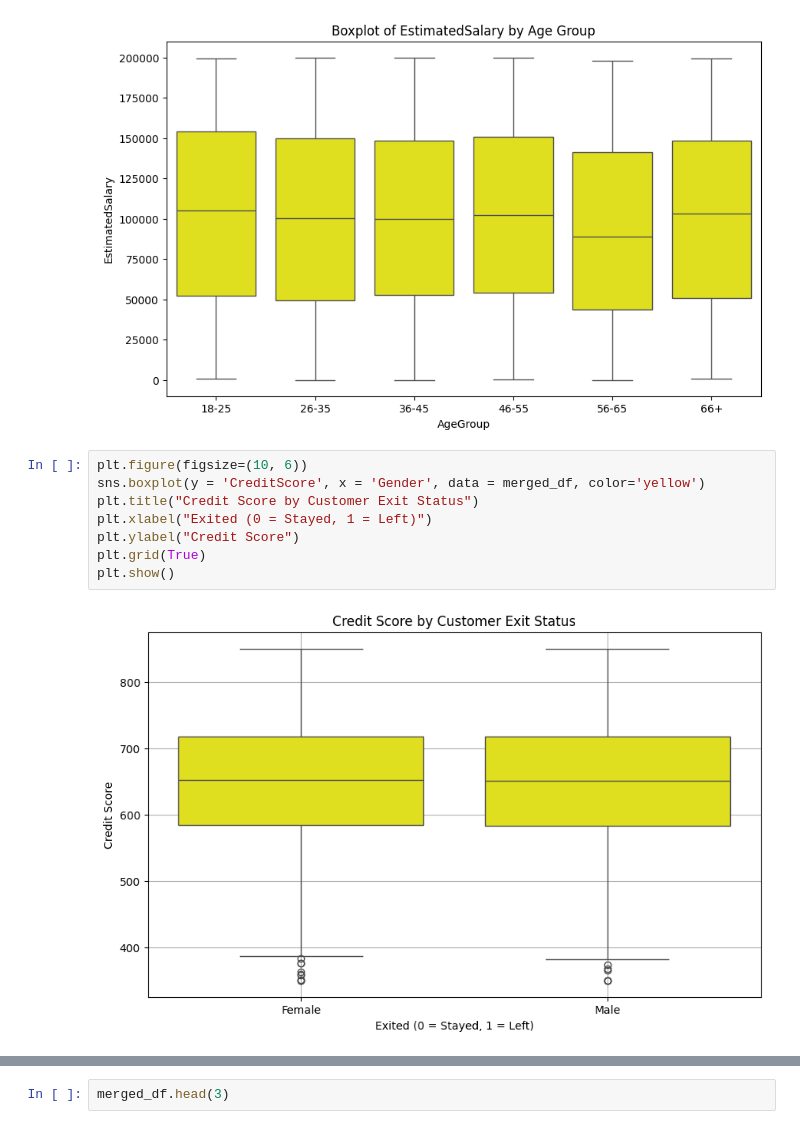
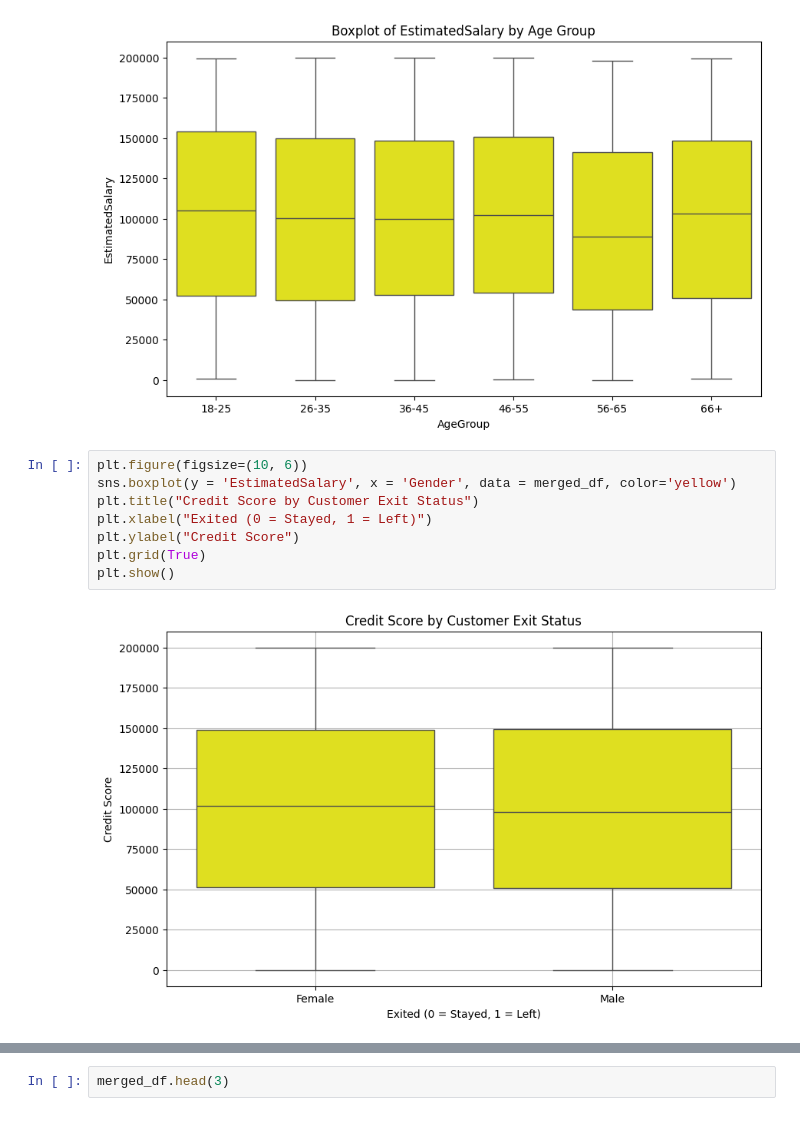
Before and after one commit to b3rian/Data_Science, a Jupyter notebook: Bank customer analysis.ipynb, the cells around one changed output, grey strips where cells are left out. Drawn from its saved outputs; the diff is of its cells as text.

```diff
--- a/Bank customer analysis.ipynb
+++ b/Bank customer analysis.ipynb
@@ -208,12 +208,12 @@ plt.show()
 [figure]
 # %%
 plt.figure(figsize=(10, 6))
-sns.boxplot(y = 'CreditScore', x = 'Gender', data = merged_df, color='yellow')
+sns.boxplot(y = 'EstimatedSalary', x = 'Gender', data = merged_df, color='yellow')
 plt.title("Credit Score by Customer Exit Status")
 plt.xlabel("Exited (0 = Stayed, 1 = Left)")
 plt.ylabel("Credit Score")
 plt.grid(True)
 plt.show()
 # %% [output]
-[figure, old version]
+[figure, new version]
 # %%
```
Also changed, not shown: parts of 3 cells of this notebook.
